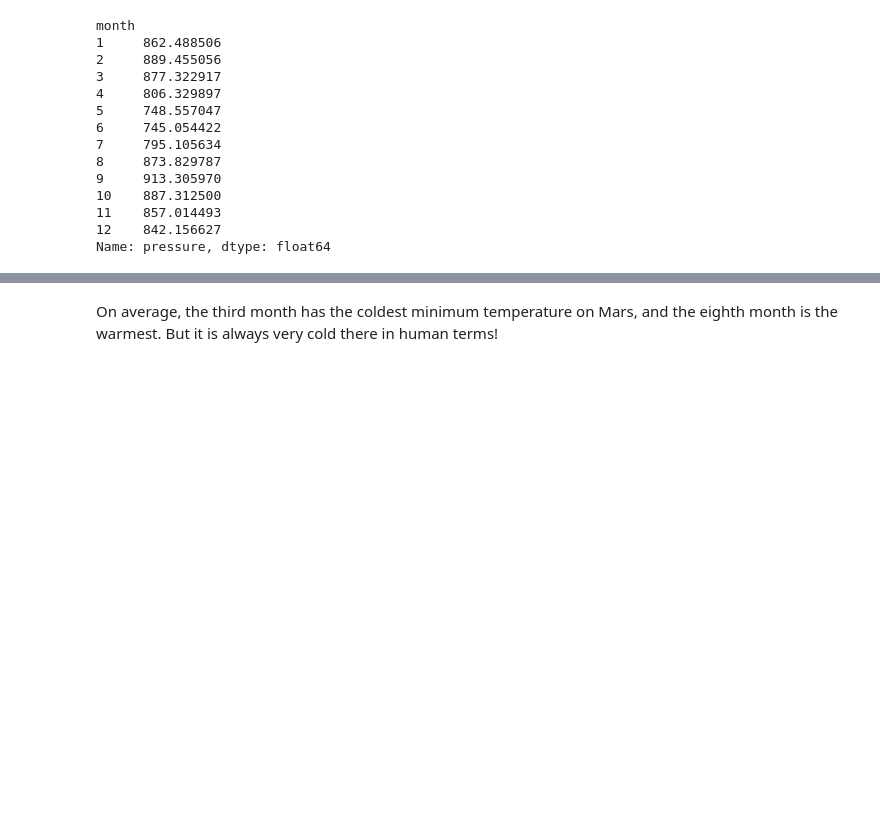
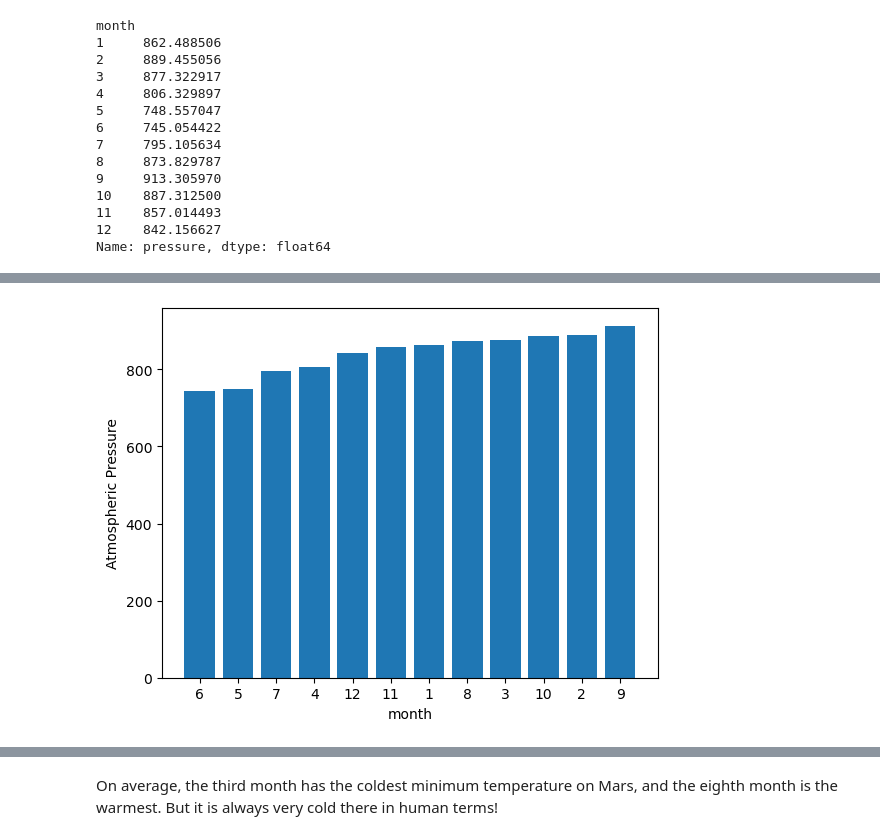
Before and after one commit to xlivia/challenge-uploads, a Jupyter notebook: webscraping-challenge/part_2_mars_weather.ipynb, the cells around one changed output, grey strips where cells are left out. Saved outputs shown, nothing was run; the diff lists cells and outputs as text; code cells hidden in the pictures; blank space fills up the shorter version.

```diff
--- a/webscraping-challenge/part_2_mars_weather.ipynb
+++ b/webscraping-challenge/part_2_mars_weather.ipynb
@@ -174,5 +193,7 @@ Name: min_temp, dtype: float64
 # %%
 # 4. Average pressure by Martian month
+avg_pressure_by_month = mars_weather_df.groupby('month')['pressure'].mean()
+print(avg_pressure_by_month)
 # %% [output]
 month
 1     862.488506
@@ -195,2 +212,13 @@ Name: pressure, dtype: float64
+# %%
+# Plot the average pressure by month
+sorted_avg_pressure_by_month = avg_pressure_by_month.sort_values(ascending=True)
+plt.bar(range(len(sorted_avg_pressure_by_month)), sorted_avg_pressure_by_month.values)
+plt.xticks(range(len(sorted_avg_pressure_by_month)), sorted_avg_pressure_by_month.index)
+plt.xlabel('month')
+plt.ylabel('Atmospheric Pressure')
+plt.title(None)
+plt.show()
+# %% [output]
+[figure, added]
 # %%
 # 5. How many terrestrial (earth) days are there in a Martian year?
```
Also changed, not shown: parts of 10 cells of this notebook, 2 other files.
